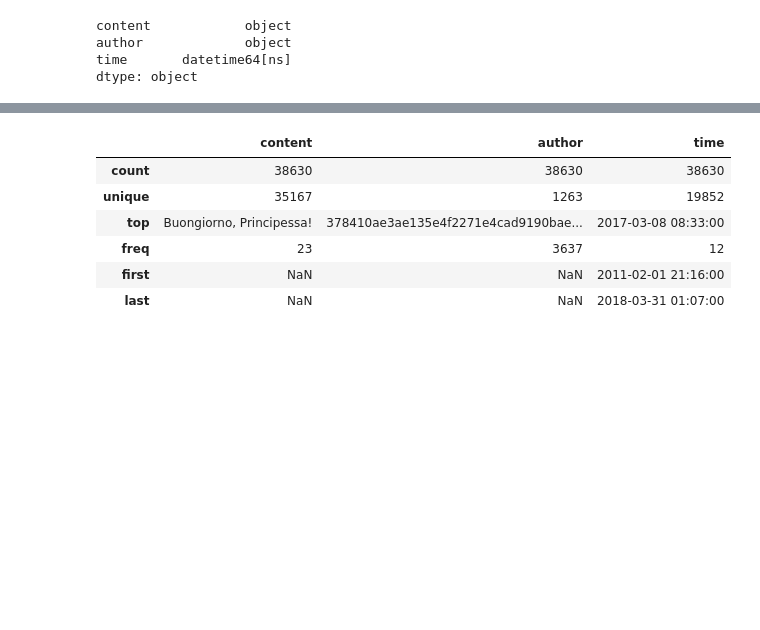
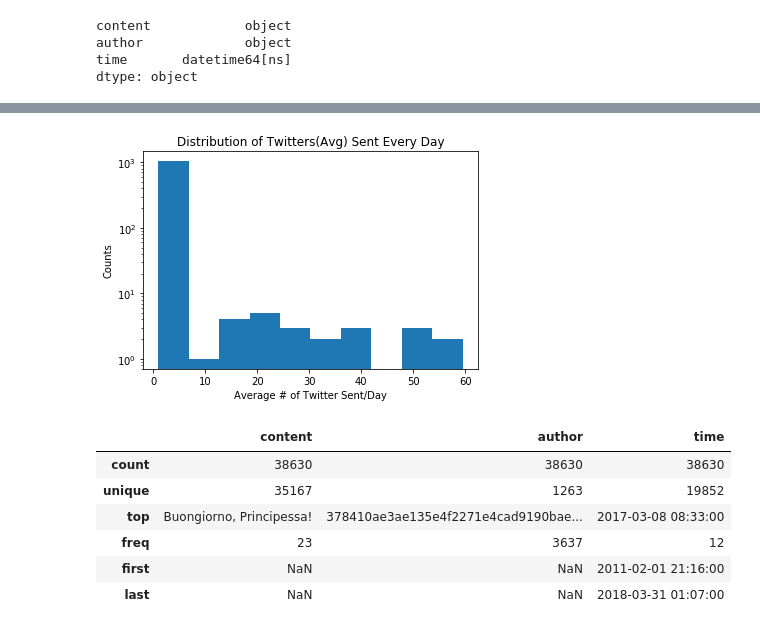
Before and after one commit to menghanhui/ADA-Project, a Jupyter notebook: Milestone2.ipynb, the cells around one changed output, grey strips where cells are left out. Saved outputs shown, nothing was run; the diff lists cells and outputs as text; code cells hidden in the pictures; blank space fills up the shorter version.

```diff
--- a/Milestone2.ipynb
+++ b/Milestone2.ipynb
@@ -234,3 +314,13 @@ plt.show()
+# %%
+# fig=plt.figure(figsize=(10,4))
+
+plt.hist(authors.avg, log=True)
+plt.xlabel('Average # of Twitter Sent/Day')
+plt.ylabel('Counts')
+plt.title(r'Distribution of Twitters(Avg) Sent Every Day')
+plt.show()
+# %% [output]
+[figure, added]
 # %%
 tweets=pd.concat([italian_tweets[['content','author','time']],italian_tweets_old[['content','author','time']]])
 tweets.describe()
```
Also changed, not shown: parts of 37 cells of this notebook.
